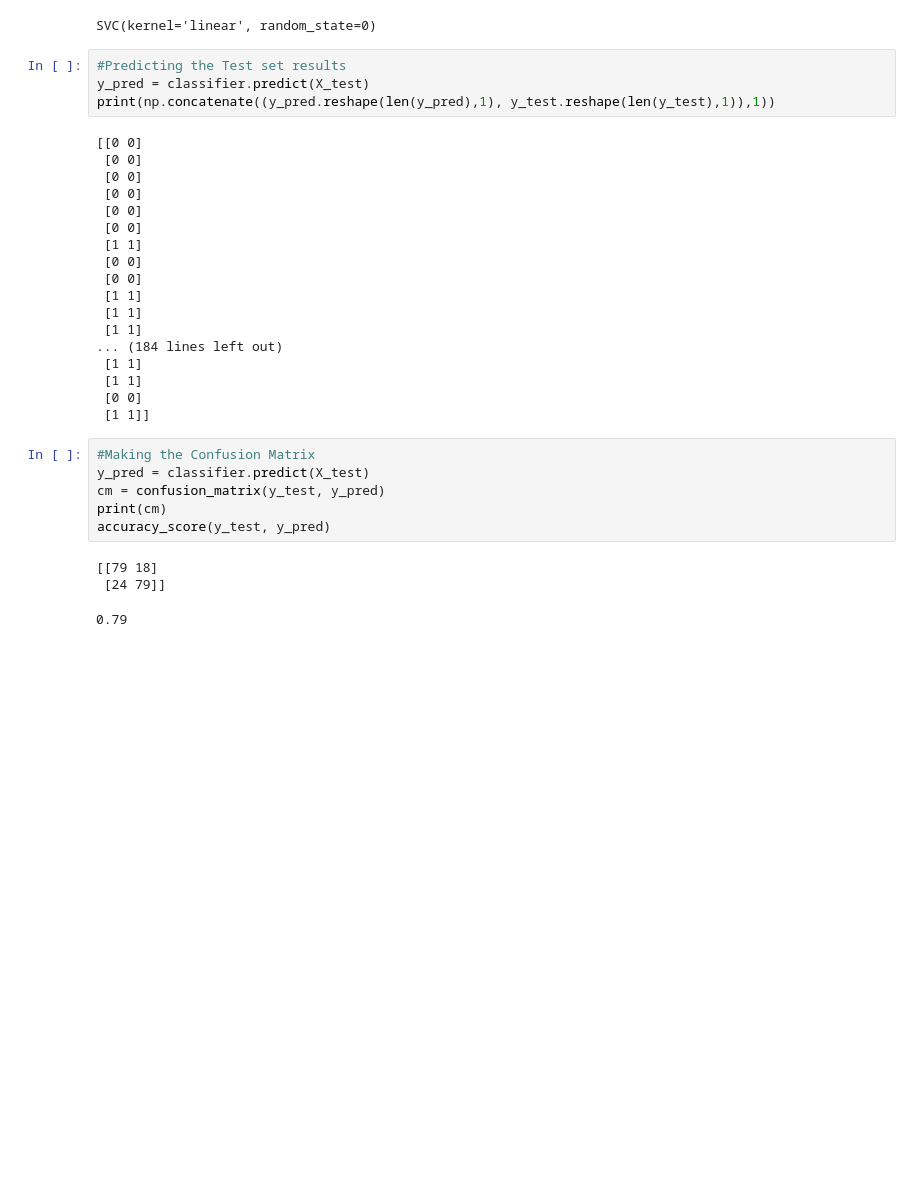
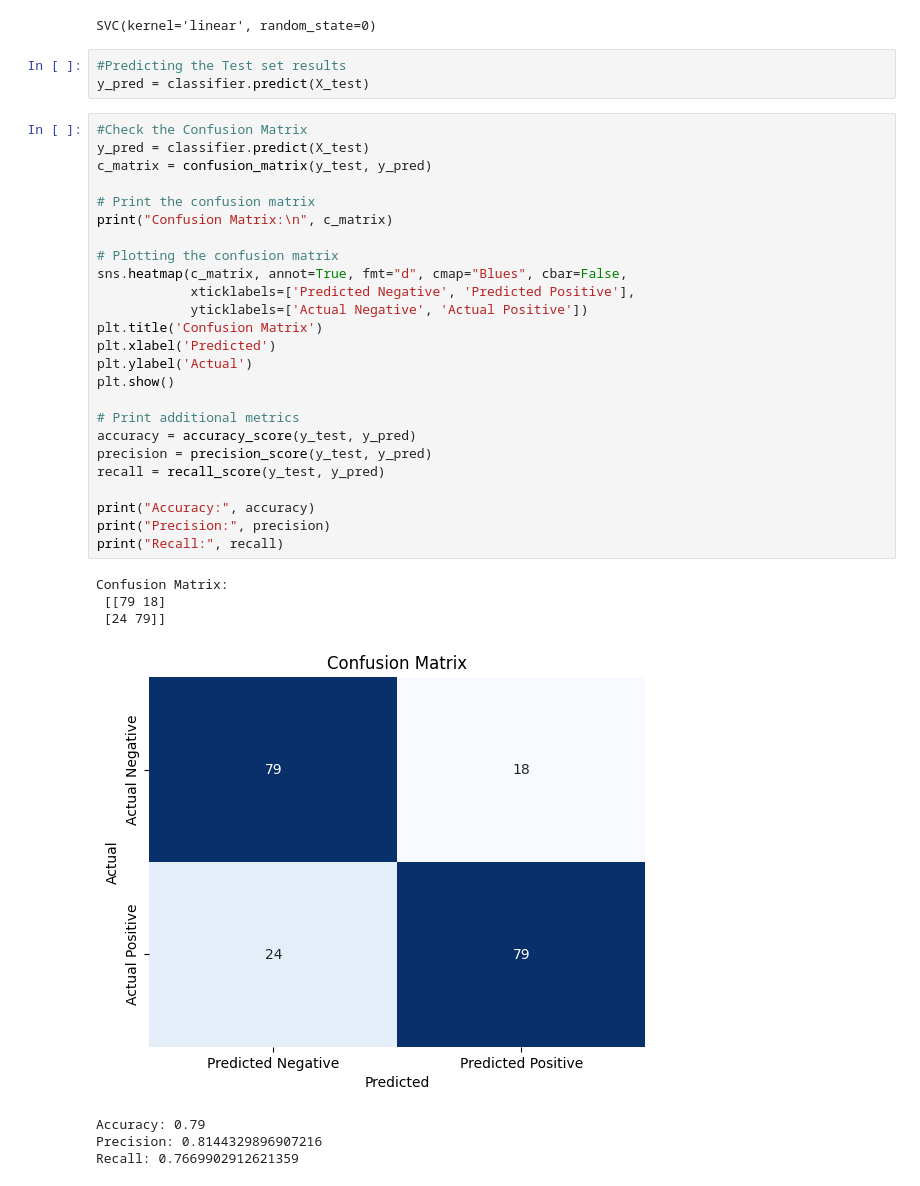
Before and after one commit to SedarKorka/NLP_Project, a Jupyter notebook: project.ipynb, the cells around one changed output. Saved outputs shown, nothing was run; the diff lists cells and outputs as text; blank space fills up the shorter version.

```diff
--- a/project.ipynb
+++ b/project.ipynb
@@ -141,32 +141,36 @@ SVC(kernel='linear', random_state=0)
 # %%
 #Predicting the Test set results
 y_pred = classifier.predict(X_test)
-print(np.concatenate((y_pred.reshape(len(y_pred),1), y_test.reshape(len(y_test),1)),1))
-# %% [output]
-[[0 0]
- [0 0]
- [0 0]
- [0 0]
- [0 0]
- [0 0]
- [1 1]
- [0 0]
- [0 0]
- [1 1]
- [1 1]
- [1 1]
-... (184 lines left out)
- [1 1]
- [1 1]
- [0 0]
- [1 1]]
-# %%
-#Making the Confusion Matrix
-y_pred = classifier.predict(X_test)
-cm = confusion_matrix(y_test, y_pred)
-print(cm)
-accuracy_score(y_test, y_pred)
-# %% [output]
-[[79 18]
- [24 79]]
-0.79
+# %%
+#Check the Confusion Matrix
+y_pred = classifier.predict(X_test)
+c_matrix = confusion_matrix(y_test, y_pred)
+
+# Print the confusion matrix
+print("Confusion Matrix:\n", c_matrix)
+
+# Plotting the confusion matrix
+sns.heatmap(c_matrix, annot=True, fmt="d", cmap="Blues", cbar=False,
+            xticklabels=['Predicted Negative', 'Predicted Positive'],
+            yticklabels=['Actual Negative', 'Actual Positive'])
+plt.title('Confusion Matrix')
+plt.xlabel('Predicted')
+plt.ylabel('Actual')
+plt.show()
+
+# Print additional metrics
+accuracy = accuracy_score(y_test, y_pred)
+precision = precision_score(y_test, y_pred)
+recall = recall_score(y_test, y_pred)
+
+print("Accuracy:", accuracy)
+print("Precision:", precision)
+print("Recall:", recall)
+# %% [output]
+Confusion Matrix:
+ [[79 18]
+ [24 79]]
+[figure, added]
+Accuracy: 0.79
+Precision: 0.8144329896907216
+Recall: 0.7669902912621359
```
Also changed, not shown: parts of 7 cells of this notebook.
